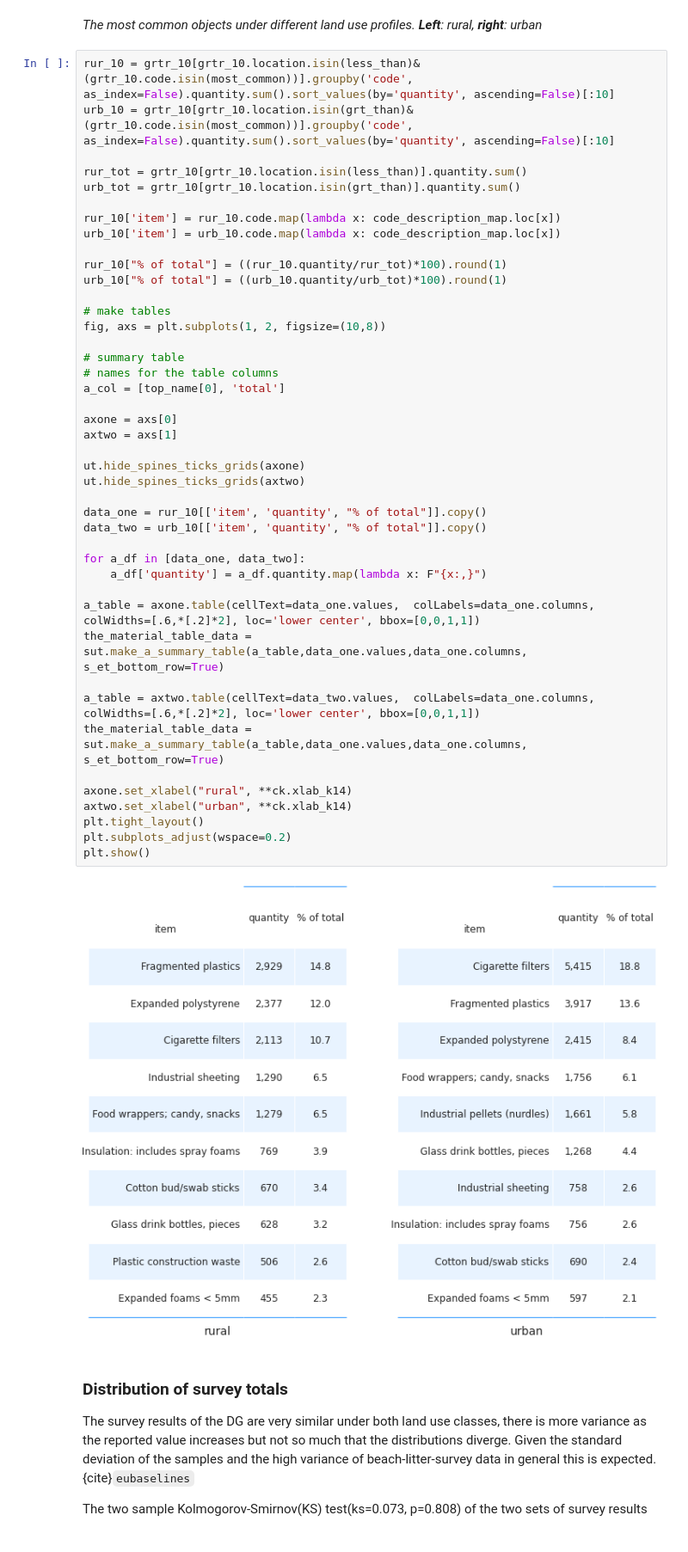
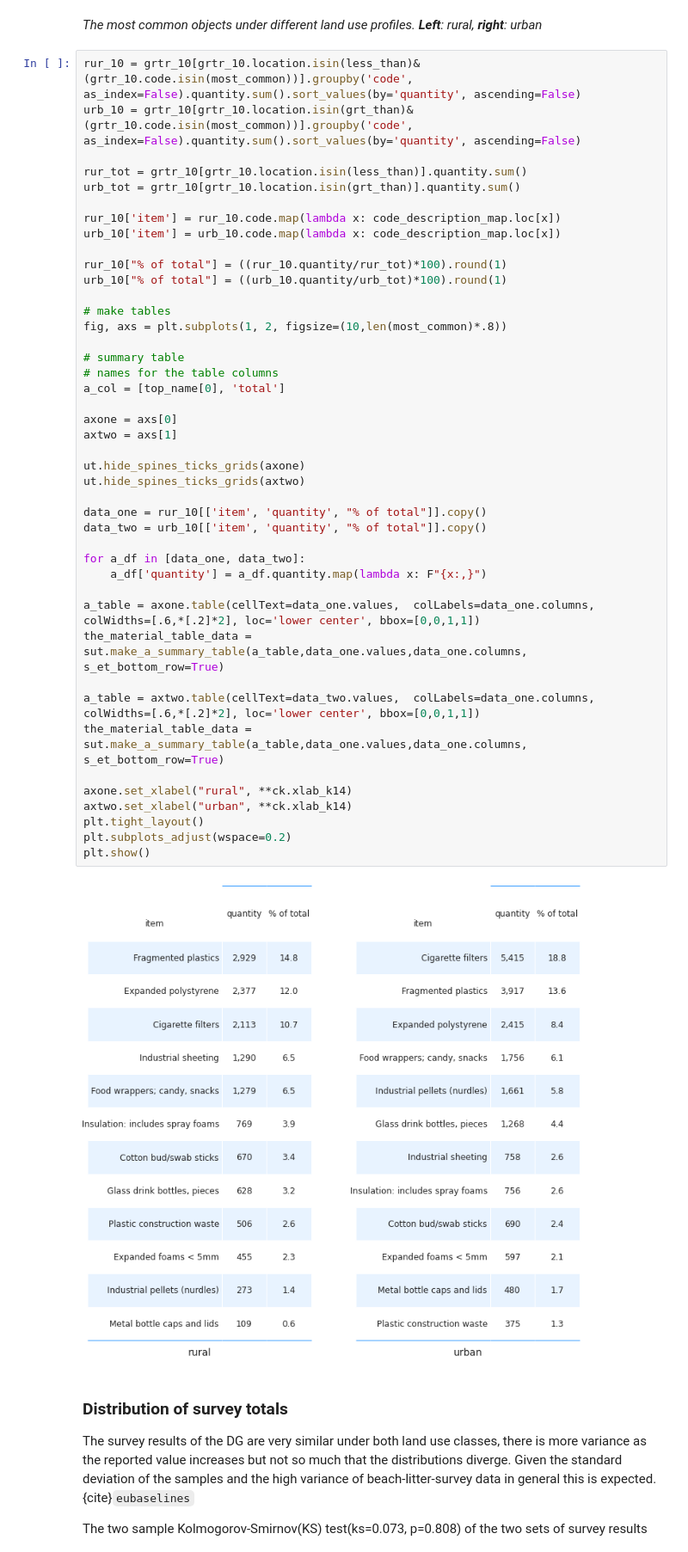
Before and after one commit to hammerdirt-analyst/IQAASL-End-0f-Sampling-2021, a Jupyter notebook: assessing_transport.ipynb, the cells around one changed output. Shown at 86% size. Cells and saved outputs as stored; diff of their text form.

```diff
--- a/assessing_transport.ipynb
+++ b/assessing_transport.ipynb
@@ -810,8 +810,8 @@ The recorded quantities of _cigarette ends_, _glass bottles_ and _snack wrappers
 # %% [markdown]
 *The most common objects under different land use profiles. __Left__: rural, __right__: urban*
 # %%
-rur_10 = grtr_10[grtr_10.location.isin(less_than)&(grtr_10.code.isin(most_common))].groupby('code', as_index=False).quantity.sum().sort_values(by='quantity', ascending=False)[:10]
-urb_10 = grtr_10[grtr_10.location.isin(grt_than)&(grtr_10.code.isin(most_common))].groupby('code', as_index=False).quantity.sum().sort_values(by='quantity', ascending=False)[:10]
+rur_10 = grtr_10[grtr_10.location.isin(less_than)&(grtr_10.code.isin(most_common))].groupby('code', as_index=False).quantity.sum().sort_values(by='quantity', ascending=False)
+urb_10 = grtr_10[grtr_10.location.isin(grt_than)&(grtr_10.code.isin(most_common))].groupby('code', as_index=False).quantity.sum().sort_values(by='quantity', ascending=False)
 
 rur_tot = grtr_10[grtr_10.location.isin(less_than)].quantity.sum()
 urb_tot = grtr_10[grtr_10.location.isin(grt_than)].quantity.sum()
@@ -823,37 +823,37 @@ rur_10["% of total"] = ((rur_10.quantity/rur_tot)*100).round(1)
 urb_10["% of total"] = ((urb_10.quantity/urb_tot)*100).round(1)
 
 # make tables
-fig, axs = plt.subplots(1, 2, figsize=(10,8))
+fig, axs = plt.subplots(1, 2, figsize=(10,len(most_common)*.8))
 
 # summary table
 # names for the table columns
 a_col = [top_name[0], 'total']
 
 axone = axs[0]
 axtwo = axs[1]
 
 ut.hide_spines_ticks_grids(axone)
 ut.hide_spines_ticks_grids(axtwo)
 
 data_one = rur_10[['item', 'quantity', "% of total"]].copy()
 data_two = urb_10[['item', 'quantity', "% of total"]].copy()
 
 for a_df in [data_one, data_two]:
     a_df['quantity'] = a_df.quantity.map(lambda x: F"{x:,}")
 
 a_table = axone.table(cellText=data_one.values,  colLabels=data_one.columns, colWidths=[.6,*[.2]*2], loc='lower center', bbox=[0,0,1,1])
 the_material_table_data = sut.make_a_summary_table(a_table,data_one.values,data_one.columns, s_et_bottom_row=True)
 
 a_table = axtwo.table(cellText=data_two.values,  colLabels=data_one.columns, colWidths=[.6,*[.2]*2], loc='lower center', bbox=[0,0,1,1])
 the_material_table_data = sut.make_a_summary_table(a_table,data_one.values,data_one.columns, s_et_bottom_row=True)
 
 axone.set_xlabel("rural", **ck.xlab_k14)
 axtwo.set_xlabel("urban", **ck.xlab_k14)
 plt.tight_layout()
 plt.subplots_adjust(wspace=0.2)
 plt.show()
 # %% [output]
-[figure, old version]
+[figure, new version]
 # %% [markdown]
 ### Distribution of survey totals
 
```
Also changed, not shown: parts of 12 cells of this notebook.
